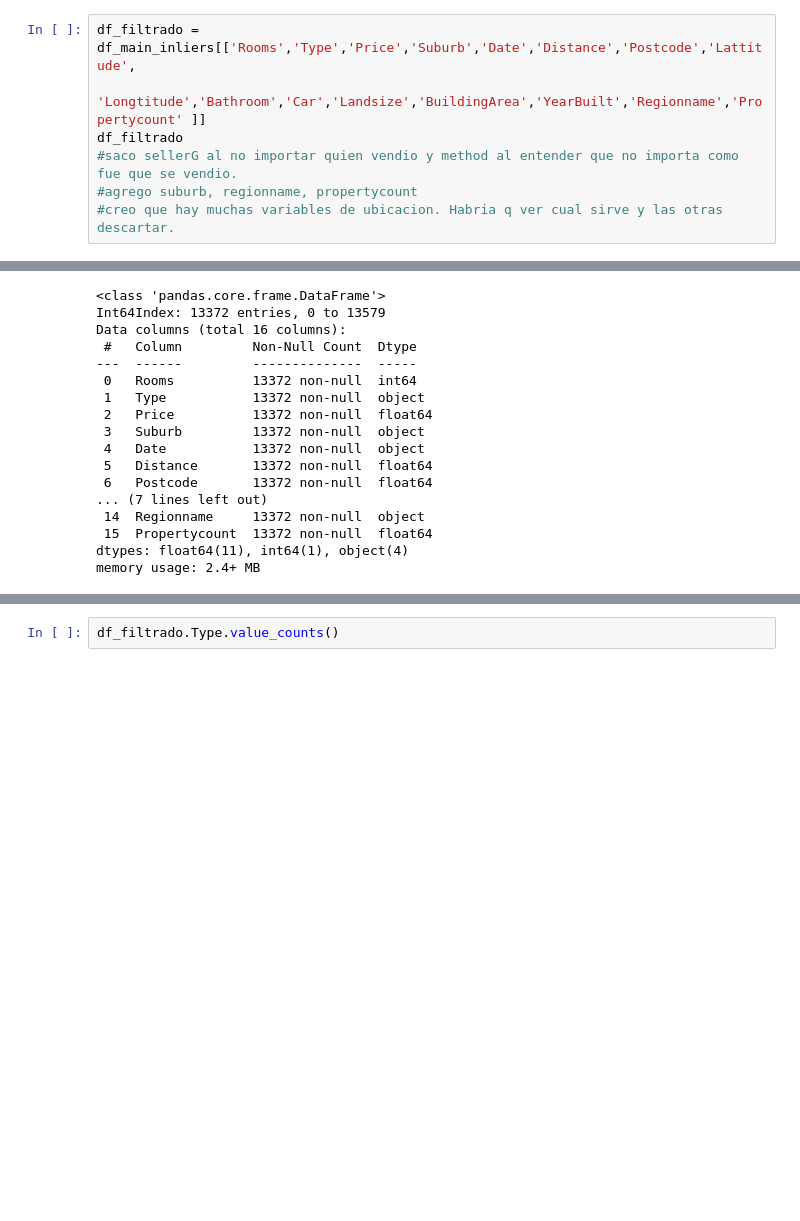
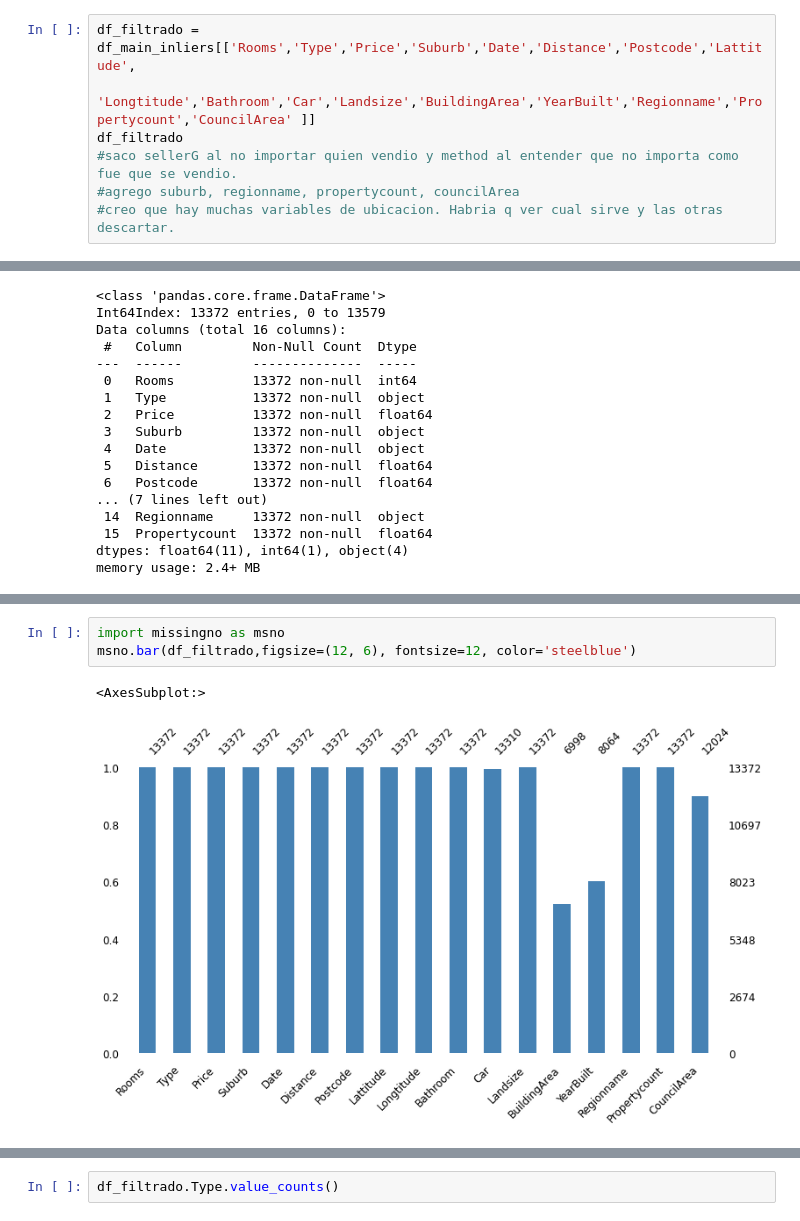
Before and after one commit to eliasexequiel/diplodatos, a Jupyter notebook: 02_analisis_y_curacion/trabajo_practico_2_parte_1_wolfmann.ipynb, the cells around one changed output, grey strips where cells are left out. Saved outputs shown, nothing was run; the diff lists cells and outputs as text; blank space fills up the shorter version.

```diff
--- a/02_analisis_y_curacion/trabajo_practico_2_parte_1_wolfmann.ipynb
+++ b/02_analisis_y_curacion/trabajo_practico_2_parte_1_wolfmann.ipynb
@@ -101,10 +101,10 @@ df_main_inliers_copy.sample(10,random_state=123)
 | 2640 | Flemington | 12/132 Princes St | 2 | u | 556000.0 | S | Woodards | 16/07/2016 | 4.4 | 3031.0 | 2.0 | ... |
 # %%
 df_filtrado = df_main_inliers[['Rooms','Type','Price','Suburb','Date','Distance','Postcode','Lattitude',
-            'Longtitude','Bathroom','Car','Landsize','BuildingArea','YearBuilt','Regionname','Propertycount' ]]
+            'Longtitude','Bathroom','Car','Landsize','BuildingArea','YearBuilt','Regionname','Propertycount','CouncilArea' ]]
 df_filtrado
 #saco sellerG al no importar quien vendio y method al entender que no importa como fue que se vendio.
-#agrego suburb, regionname, propertycount
+#agrego suburb, regionname, propertycount, councilArea
 #creo que hay muchas variables de ubicacion. Habria q ver cual sirve y las otras descartar.
 # %% [output]
 |  | Rooms | Type | Price | Suburb | Date | Distance | Postcode | Lattitude | Longtitude | Bathroom | ... |
@@ -142,0 +165,6 @@ memory usage: 2.4+ MB
+# %%
+import missingno as msno
+msno.bar(df_filtrado,figsize=(12, 6), fontsize=12, color='steelblue')
+# %% [output]
+<AxesSubplot:>
+[figure, added]
```
Also changed, not shown: parts of 18 cells of this notebook.
